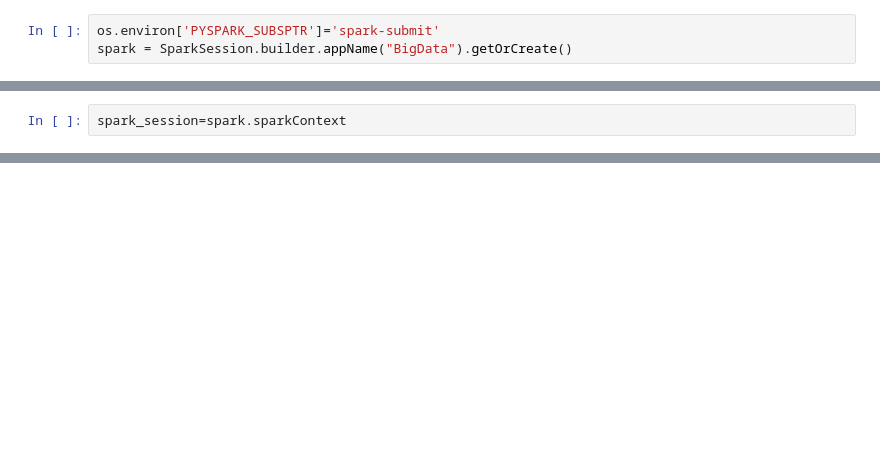
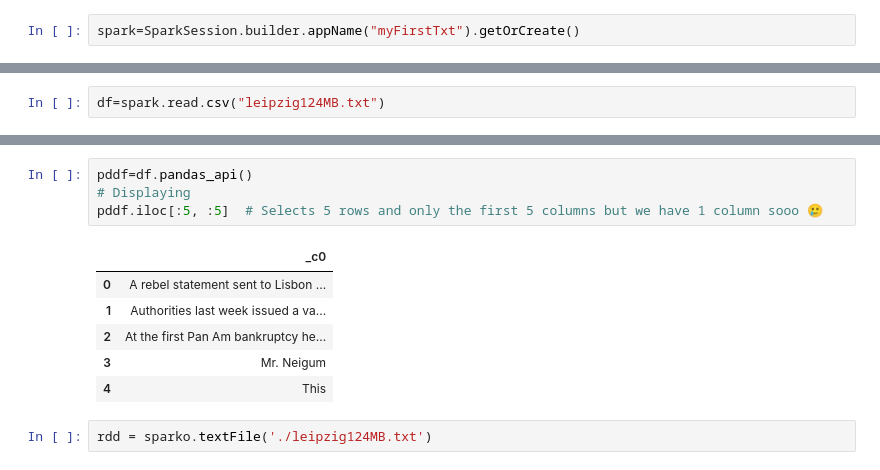
Before and after one commit to YsK-dev/BigData, a Jupyter notebook: BigData.ipynb, the cells around one changed output, grey strips where cells are left out. Saved outputs shown, nothing was run; the diff lists cells and outputs as text; blank space fills up the shorter version.

```diff
--- a/BigData.ipynb
+++ b/BigData.ipynb
@@ -5,4 +30,3 @@ from pyspark.sql import SparkSession
 # %%
-os.environ['PYSPARK_SUBSPTR']='spark-submit'
-spark = SparkSession.builder.appName("BigData").getOrCreate()
+spark=SparkSession.builder.appName("myFirstTxt").getOrCreate()
 # %% [output]
@@ -14,3 +34,3 @@ To adjust logging level use sc.setLogLevel(newLevel). For SparkR, use setLogLeve
 # %%
-spark_session=spark.sparkContext
+df=spark.read.csv("leipzig124MB.txt")
 # %%
@@ -19,0 +49,13 @@ hello big data
+# %%
+pddf=df.pandas_api()
+# Displaying
+pddf.iloc[:5, :5]  # Selects 5 rows and only the first 5 columns but we have 1 column sooo 🥲
+# %% [output]
+|  | _c0 |
+| 0 | A rebel statement sent to Lisbon ... |
+| 1 | Authorities last week issued a va... |
+| 2 | At the first Pan Am bankruptcy he... |
+| 3 | Mr. Neigum |
+| 4 | This |
+# %%
+rdd = sparko.textFile('./leipzig124MB.txt')
```
Also changed, not shown: parts of 19 cells of this notebook, 1 other file.
